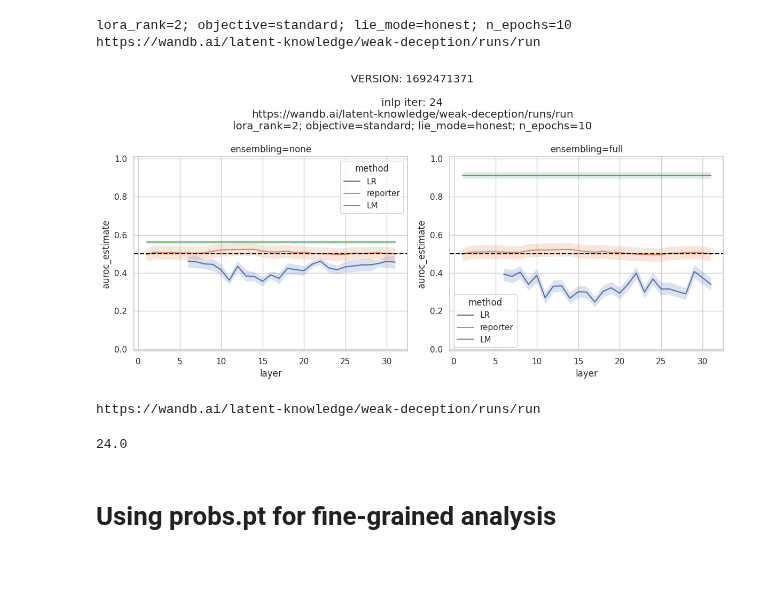
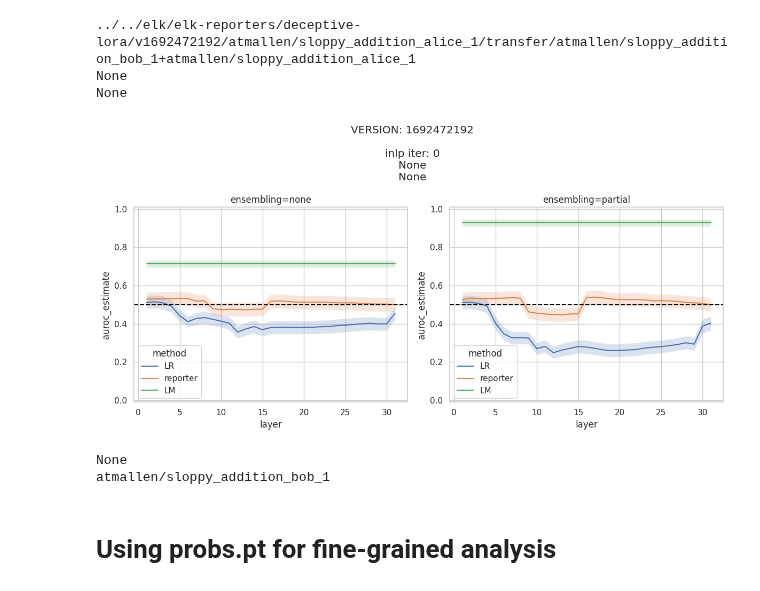
Before and after one commit to AlexTMallen/dlk-benchmarking, a Jupyter notebook: lora-finetuning/results.ipynb, the cells around one changed output. Cells and saved outputs as stored; diff of their text form; code cells hidden in the pictures.

```diff
--- a/lora-finetuning/results.ipynb
+++ b/lora-finetuning/results.ipynb
@@ -36,73 +36,81 @@ def get_url(child):
     if child is None: return None
     return f"https://wandb.ai/latent-knowledge/weak-deception/runs/{child.split('-')[-1]}"
 # %%
-version = 1692471371 # 1692471371 # 1692472192 # versions[-1]
+import pandas as pd
+import matplotlib.pyplot as plt
+import torch
+import os
+version = 1692472192 # 1692471371 # 1692472192 # versions[-1]
 modifier = "1"
-from_ds_name = f"atmallen/sloppy_addition_bob_{modifier}"
-to_ds_name = f"atmallen/sloppy_addition_alice_{modifier}"
-transfer = True
+from_ds_name = f"atmallen/sloppy_addition_alice_{modifier}"
+to_ds_name = f"atmallen/sloppy_addition_bob_{modifier}"
+ds_names = [to_ds_name, from_ds_name]
+transfer_name = "+".join(ds_names)
 transfer_from_base = False
-inlp_iter = 24  # 4 has high transfer auroc to bob in last layers for 1692126045
+inlp_iter = 0  # 4 has high transfer auroc to bob in last layers for 1692126045
 
 from_reporter_dir = f"../../elk/elk-reporters/base-to-deceptive-lora/v{version}/{from_ds_name}" if transfer_from_base else f"../../elk/elk-reporters/deceptive-lora/v{version}/{from_ds_name}"
-transfer_reporter_dir = f"../../elk/elk-reporters/base-to-deceptive-lora/v{version}/{from_ds_name}/transfer/{to_ds_name}" if transfer_from_base else f"../../elk/elk-reporters/deceptive-lora/v{version}/{from_ds_name}/transfer/{to_ds_name}"
-reporter_dir = from_reporter_dir if not transfer else transfer_reporter_dir
-
-methods = {"LR": "lr_eval.csv", "reporter": "eval.csv", "LM": "lm_eval.csv"}
-master_df = pd.DataFrame()
-for method, eval_file in methods.items():
-    df = pd.read_csv(os.path.join(reporter_dir, eval_file))
-    if method == "LR":
-        df = df[df["inlp_iter"] == inlp_iter]
-        pass
-    df["method"] = method
-    master_df = pd.concat([master_df, df])
-master_df
-
-child, config = version_to_run_config(version)
-cfg_str = get_cfg_str(config)
-wandb_url = get_url(child)
-print(cfg_str)
-print(wandb_url)
+transfer_reporter_dir = f"../../elk/elk-reporters/base-to-deceptive-lora/v{version}/{from_ds_name}/transfer/{transfer_name}" if transfer_from_base else f"../../elk/elk-reporters/deceptive-lora/v{version}/{from_ds_name}/transfer/{transfer_name}"
-# %% [output]
-lora_rank=2; objective=standard; lie_mode=honest; n_epochs=10
-https://wandb.ai/latent-knowledge/weak-deception/runs/run
+# %%
+transfer = True
+annotator = "bob"
+reporter_dir = from_reporter_dir if not transfer else transfer_reporter_dir
+
+methods = {"LR": "lr_eval.csv", "reporter": "eval.csv", "LM": "lm_eval.csv"}
+master_df = pd.DataFrame()
+for method, eval_file in methods.items():
+    df = pd.read_csv(os.path.join(reporter_dir, eval_file))
+    if method == "LR":
+        df = df[df["inlp_iter"] == inlp_iter]
+        pass
+    df = df[df["dataset"].str.contains(annotator)]
+    df["method"] = method
+    master_df = pd.concat([master_df, df])
+master_df
+
+child, config = version_to_run_config(version)
+cfg_str = get_cfg_str(config)
+wandb_url = get_url(child)
+print(reporter_dir)
+print(cfg_str)
+print(wandb_url)
+# %% [output]
+../../elk/elk-reporters/deceptive-lora/v1692472192/atmallen/sloppy_addition_alice_1/transfer/atmallen/sloppy_addition_bob_1+atmallen/sloppy_addition_alice_1
+None
+None
 # %%
 plt.figure(figsize=(12, 6))
 plt.subplot(1, 2, 1)
 metric = "auroc"
 ens = "none"
 df = master_df[master_df["ensembling"] == ens]
 sns.lineplot(data=df, x="layer", y=f"{metric}_estimate", hue="method", errorbar=None)
 for method in methods:
     sub_df = df[df["method"] == method]
     plt.fill_between(sub_df["layer"], sub_df[f"{metric}_lower"], sub_df[f"{metric}_upper"], alpha=0.2)
 plt.title(f"ensembling={ens}")
 plt.axhline(y=0.5, color="black", linestyle="--")
 plt.ylim([-0.01, 1.01])
 plt.subplot(1, 2, 2)
-ens = "full"
+ens = "partial"
 df = master_df[master_df["ensembling"] == ens]
 sns.lineplot(data=df, x="layer", y=f"{metric}_estimate", hue="method", errorbar=None)
 for method in methods:
     sub_df = df[df["method"] == method]
     plt.fill_between(sub_df["layer"], sub_df[f"{metric}_lower"], sub_df[f"{metric}_upper"], alpha=0.2)
 plt.title(f"ensembling={ens}")
 plt.axhline(y=0.5, color="black", linestyle="--")
 plt.ylim([-0.01, 1.01])
 
 maybe_trans = 'transfer from reporter trained on base model\n' if transfer_from_base else ''
 plt.suptitle(f"VERSION: {version}\n{maybe_trans}\ninlp iter: {inlp_iter}\n{wandb_url}\n{cfg_str}")
 plt.tight_layout()
 plt.show()
 print(wandb_url)
+print(to_ds_name)
 # %% [output]
-[figure, old version]
+[figure, new version]
-https://wandb.ai/latent-knowledge/weak-deception/runs/run
+None
+atmallen/sloppy_addition_bob_1
-# %%
-best_layer = df[df["method"] == "LR"].iloc[df[df["method"] == "LR"]["auroc_estimate"].argmax()]["inlp_iter"]
-best_layer
-# %% [output]
-24.0
 # %% [markdown]
 # Using probs.pt for fine-grained analysis
```
Also changed, not shown: parts of 12 cells of this notebook.
